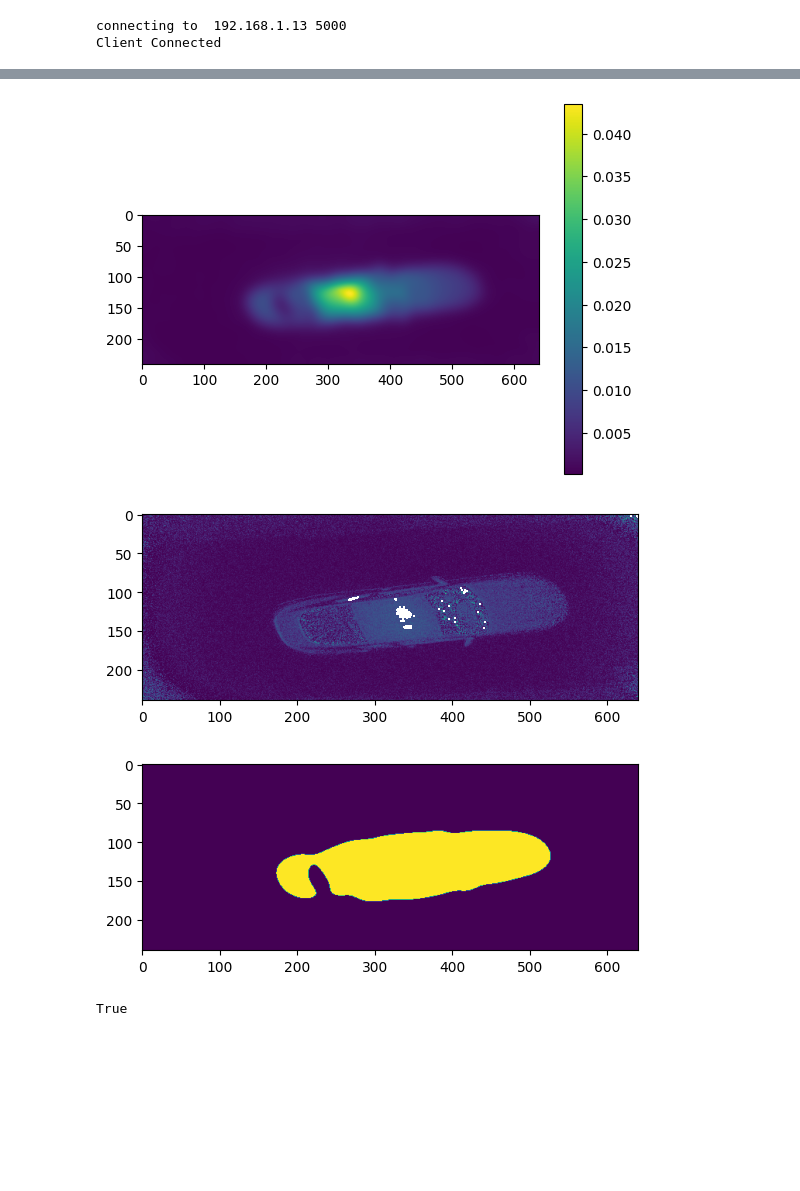
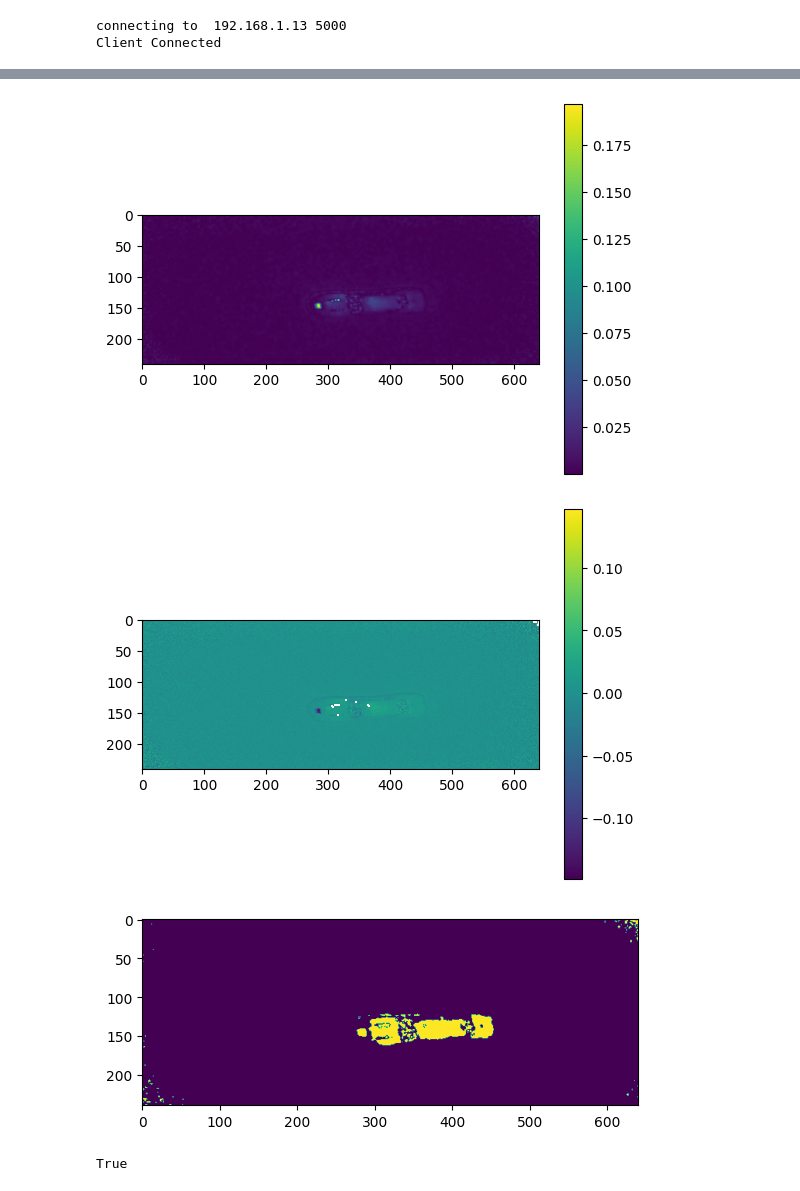
Before and after one commit to JulHeg/PigouvianWidthTax, a Jupyter notebook: scanner.ipynb, the cells around one changed output, grey strips where cells are left out. Saved outputs shown, nothing was run; the diff lists cells and outputs as text; code cells hidden in the pictures; blank space fills up the shorter version.

```diff
--- a/scanner.ipynb
+++ b/scanner.ipynb
@@ -44,11 +46,11 @@ plt.show()
 # %%
 # We create an numpy array alpha with the angle the ray from each angle has versus the vertical axis in radians. Out camera looks down, so the exact middle angle has 0.
-axis_scales = [.004, .002] # The angle spanned by one pixel in each dimension.
+axis_scales = [.002, .001] # The angle spanned by one pixel in each dimension.
 alphas = np.zeros_like(phase_img_clean)
 for i in range(alphas.shape[0]):
     for j in range(alphas.shape[1]):
         alphas[i, j] = (axis_scales[0]**2 * (i - alphas.shape[0] / 2)**2 + axis_scales[1]**2 * (j - alphas.shape[1] / 2)**2)**0.5
-print(f"For double checking: The maximal angle from the focal point is {np.max(alphas)} radians, which is {np.max(alphas) * 180 / np.pi} degrees.")
+print(f"For double checking: The maximal angle from the focal point is {np.max(alphas):.3} radians, which is {np.max(alphas) * 180 / np.pi:.3} degrees.")
 plt.imshow(alphas)
 plt.colorbar()
 plt.show()
@@ -77,37 +105,37 @@ plt.show()
 # %%
 import scipy
 def getLargestCC(segmentation):
     labels = label(segmentation)
     assert( labels.max() != 0 ) # assume at least 1 CC
     largestCC = labels == np.argmax(np.bincount(labels.flat)[1:])+1
     return largestCC
 
-phase_difference_3 = np.abs(scipy.signal.wiener(preprocess_image(phase_img_clean) - preprocess_image(phase_img)))
-phase_difference_3 = np.clip(phase_difference_3, a_min=0, a_max=0.1)
-phase_difference_3 = scipy.signal.wiener(phase_difference_3,)
-phase_difference_3 /= (alphas + 1)**2
-phase_difference_3e = gaussian_filter(phase_difference_3, 10)
-phase_difference_3e /= (alphas + 1)**2
-plt.imshow(phase_difference_3e)
+test = preprocess_image(phase_img) - preprocess_image(phase_img_clean)
+test = scipy.signal.wiener(test, mysize=(5, 5))
+test *= 2 / (alphas + 1)**2
+test = np.abs(test)
+plt.imshow(test)
 plt.colorbar()
 plt.show()
-car_cutoff = np.max(phase_difference_3e) / 7
-car_silhouette = phase_difference_3e > car_cutoff
+car_cutoff = 0.01
+car_silhouette = test > car_cutoff
+#car_silhouette = scipy.ndimage.percentile_filter(car_silhouette, 0.7, size=5)
 is_there_a_car = False
 if np.sum(car_silhouette) > 0:
     car_silhouette = getLargestCC(car_silhouette)
     if np.sum(car_silhouette) > 1000:
         is_there_a_car = True
 
-plt.imshow(np.abs(phase_img_clean - phase_img))
+plt.imshow(phase_img_clean - phase_img)
+plt.colorbar()
 plt.show()
 plt.imshow(car_silhouette)
 plt.show()
 print(is_there_a_car)
 # %% [output]
-[figure, old version]
+[figure, new version]
-[figure, old version]
+[figure, new version]
-[figure, old version]
+[figure, new version]
 True
 # %%
 # Get the width and depth of the bounding box
```
Also changed, not shown: parts of 13 cells of this notebook, 38 other files.
